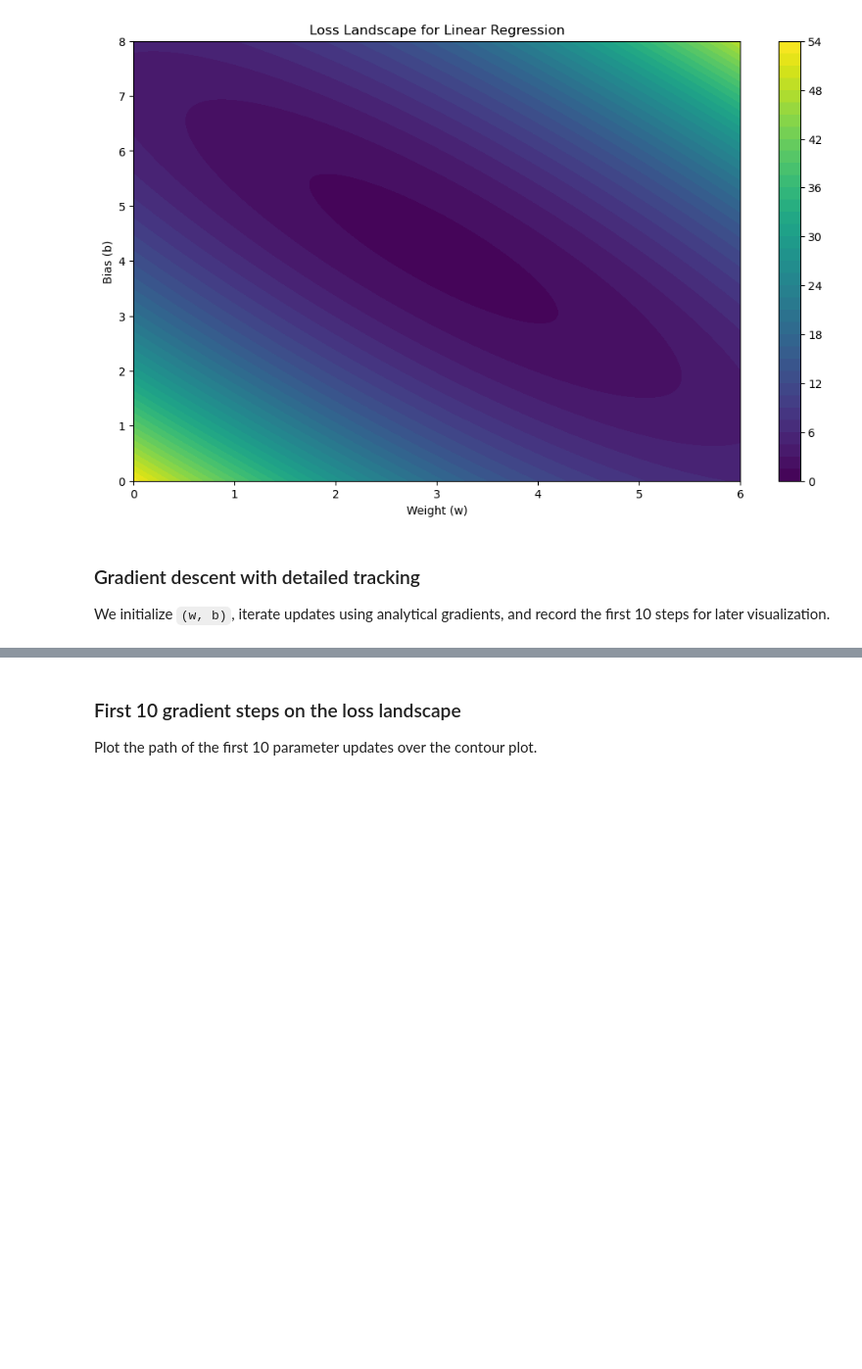
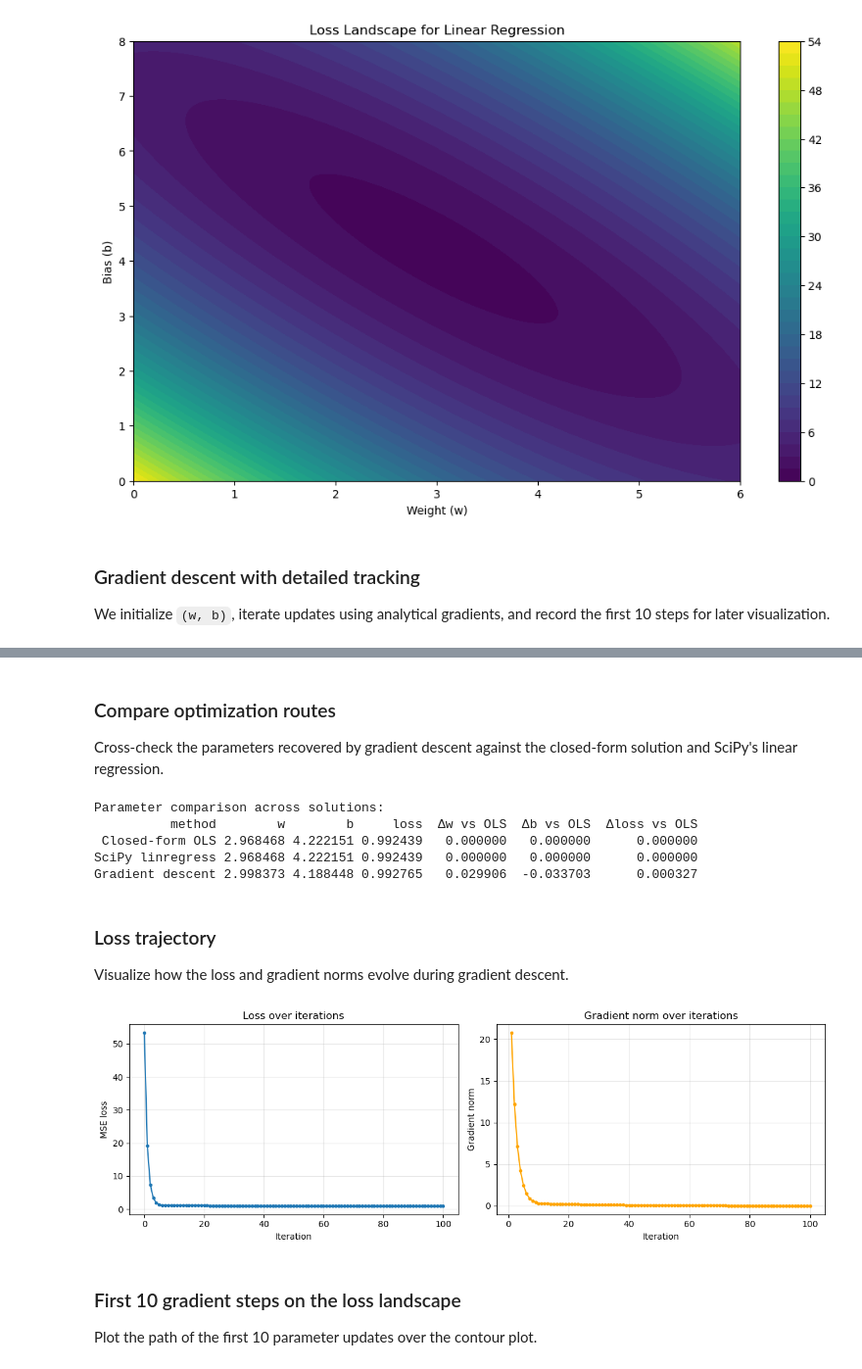
Before and after one commit to egorpol/nnstuff, a Jupyter notebook: linreg_landscape.ipynb, the cells around one changed output, grey strips where cells are left out. Shown: that part at 98% size. Cells and saved outputs as stored; diff of their text form; code cells hidden in the pictures; blank space fills up the shorter version.

```diff
--- a/linreg_landscape.ipynb
+++ b/linreg_landscape.ipynb
@@ -87,14 +87,10 @@ W, B = np.meshgrid(w_values, b_values)
 ### Compute MSE loss over the (w, b) grid
 For each grid point, compute `Loss = mean((y - (wX + b))^2)`.
 # %%
-Loss = np.zeros_like(W)
-for i in range(W.shape[0]):
-    for j in range(W.shape[1]):
-        w = W[i, j]
-        b = B[i, j]
-        y_pred = w * X + b
-        loss = np.mean((y - y_pred) ** 2)
-        Loss[i, j] = loss
+# Vectorized loss evaluation over the (w, b) grid
+x_vals = X[:, 0][:, None, None]
+y_vals = y[:, 0][:, None, None]
+Loss = np.mean((y_vals - (W[None, :, :] * x_vals + B[None, :, :])) ** 2, axis=0)
 # %% [markdown]
 ### Visualize the loss landscape
 Use a filled contour plot to show the MSE surface across weight and bias.
@@ -173,3 +236,55 @@ Iteration 100: w = 2.9984, b = 4.1884, loss = 0.9928
+# %% [markdown]
+### Compare optimization routes
+
+Cross-check the parameters recovered by gradient descent against the closed-form solution and SciPy's linear regression.
+# %%
+x_flat = X[:, 0]
+y_flat = y[:, 0]
+x_mean = x_flat.mean()
+y_mean = y_flat.mean()
+ols_w = ((x_flat - x_mean) @ (y_flat - y_mean)) / ((x_flat - x_mean) @ (x_flat - x_mean))
+ols_b = y_mean - ols_w * x_mean
+
+comparison_df = pd.DataFrame([
+    {'method': 'Closed-form OLS', 'w': ols_w, 'b': ols_b, 'loss': mse_loss((ols_w, ols_b))},
+    {'method': 'SciPy linregress', 'w': slope, 'b': intercept, 'loss': mse_loss((slope, intercept))},
+    {'method': 'Gradient descent', 'w': history_df.iloc[-1]['w'], 'b': history_df.iloc[-1]['b'], 'loss': history_df.iloc[-1]['loss']},
+])
+
+comparison_df['Δw vs OLS'] = comparison_df['w'] - ols_w
+comparison_df['Δb vs OLS'] = comparison_df['b'] - ols_b
+comparison_df['Δloss vs OLS'] = comparison_df['loss'] - comparison_df.loc[0, 'loss']
+
+print('Parameter comparison across solutions:')
+print(comparison_df.to_string(index=False, float_format=lambda v: f"{v:.6f}"))
+# %% [output]
+Parameter comparison across solutions:
+          method        w        b     loss  Δw vs OLS  Δb vs OLS  Δloss vs OLS
+ Closed-form OLS 2.968468 4.222151 0.992439   0.000000   0.000000      0.000000
+SciPy linregress 2.968468 4.222151 0.992439   0.000000   0.000000      0.000000
+Gradient descent 2.998373 4.188448 0.992765   0.029906  -0.033703      0.000327
+# %% [markdown]
+### Loss trajectory
+
+Visualize how the loss and gradient norms evolve during gradient descent.
+# %%
+fig, axes = plt.subplots(1, 2, figsize=(12, 4))
+axes[0].plot(history_df['iteration'], history_df['loss'], marker='o', markersize=3)
+axes[0].set_xlabel('Iteration')
+axes[0].set_ylabel('MSE loss')
+axes[0].set_title('Loss over iterations')
+axes[0].grid(alpha=0.3)
+
+axes[1].plot(history_df['iteration'][1:], history_df['grad_norm'][1:], marker='o', markersize=3, color='orange')
+axes[1].set_xlabel('Iteration')
+axes[1].set_ylabel('Gradient norm')
+axes[1].set_title('Gradient norm over iterations')
+axes[1].grid(alpha=0.3)
+
+fig.tight_layout()
+plt.show()
+# %% [output]
+[figure, added]
 # %% [markdown]
 ### First 10 gradient steps on the loss landscape
 Plot the path of the first 10 parameter updates over the contour plot.
```
Also changed, not shown: parts of 6 cells of this notebook, 6 other files.
